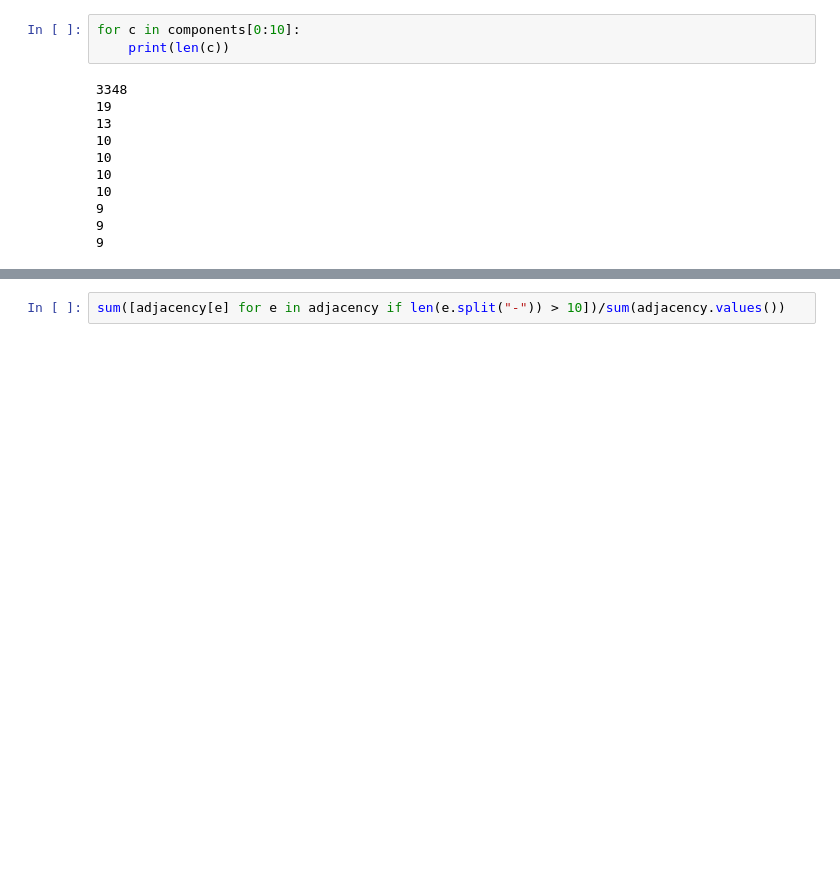
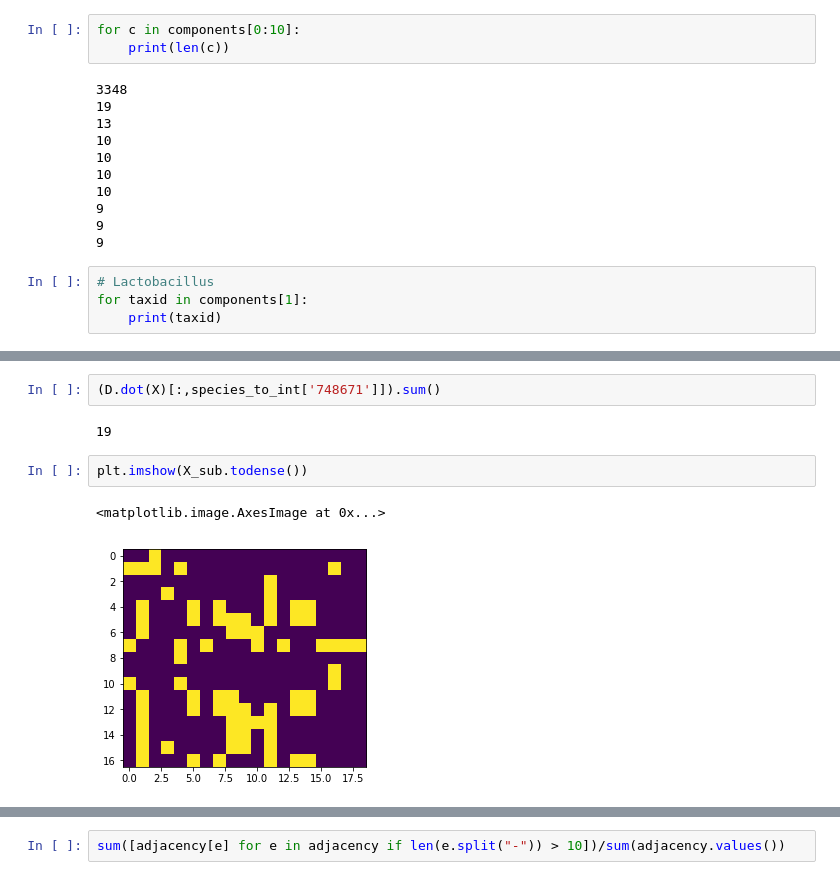
Before and after one commit to czbiohub/idinf, a Jupyter notebook: Inference.ipynb, the cells around one changed output, grey strips where cells are left out. Saved outputs shown, nothing was run; the diff lists cells and outputs as text; blank space fills up the shorter version.

```diff
--- a/Inference.ipynb
+++ b/Inference.ipynb
@@ -304,3 +334,7 @@ for c in components[0:10]:
 9
 9
 9
+# %%
+# Lactobacillus
+for taxid in components[1]:
+    print(taxid)
@@ -306,0 +422,9 @@ for c in components[0:10]:
+# %%
+(D.dot(X)[:,species_to_int['748671']]).sum()
+# %% [output]
+19
+# %%
+plt.imshow(X_sub.todense())
+# %% [output]
+<matplotlib.image.AxesImage at 0x...>
+[figure, added]
```
Also changed, not shown: parts of 44 cells of this notebook.
